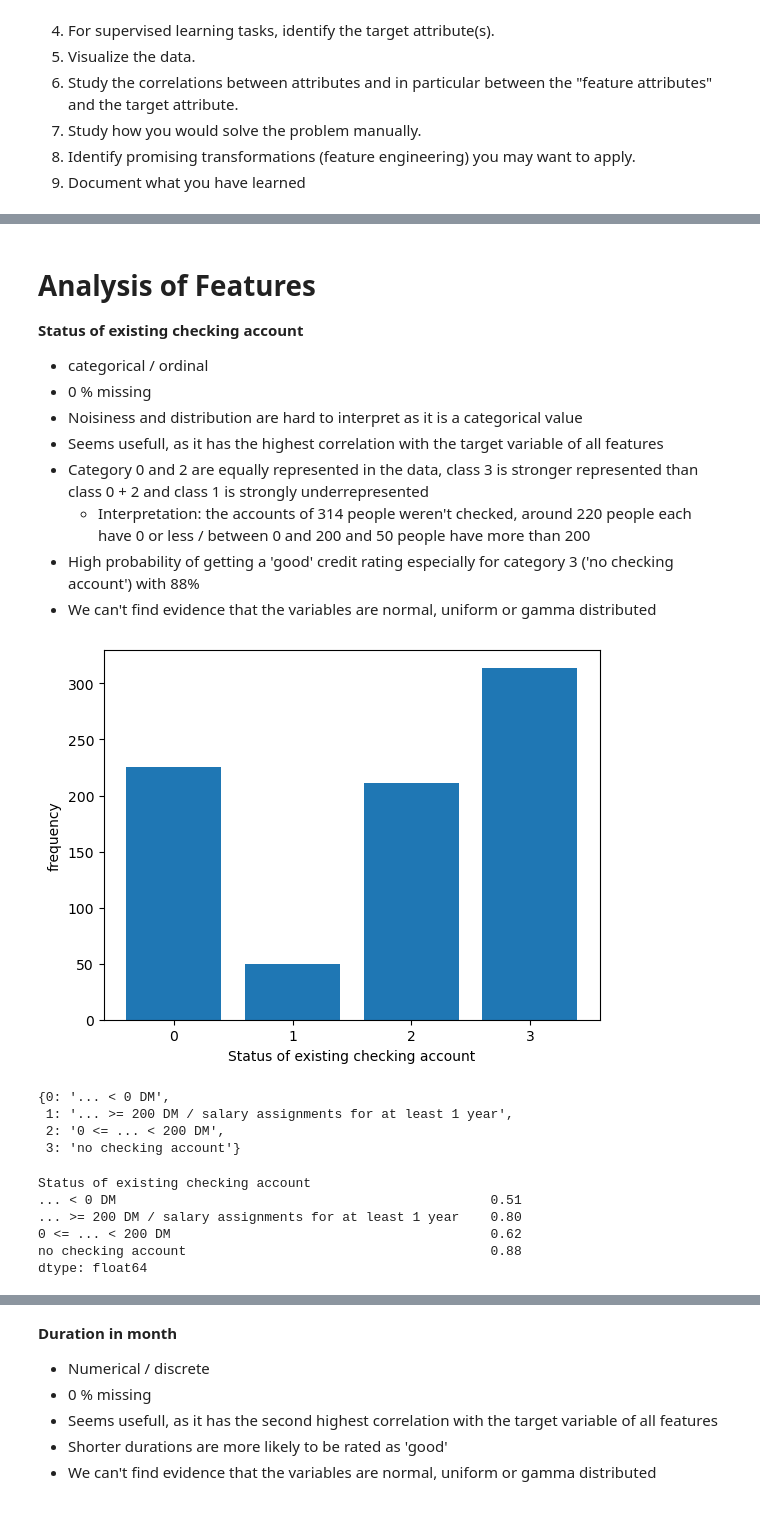
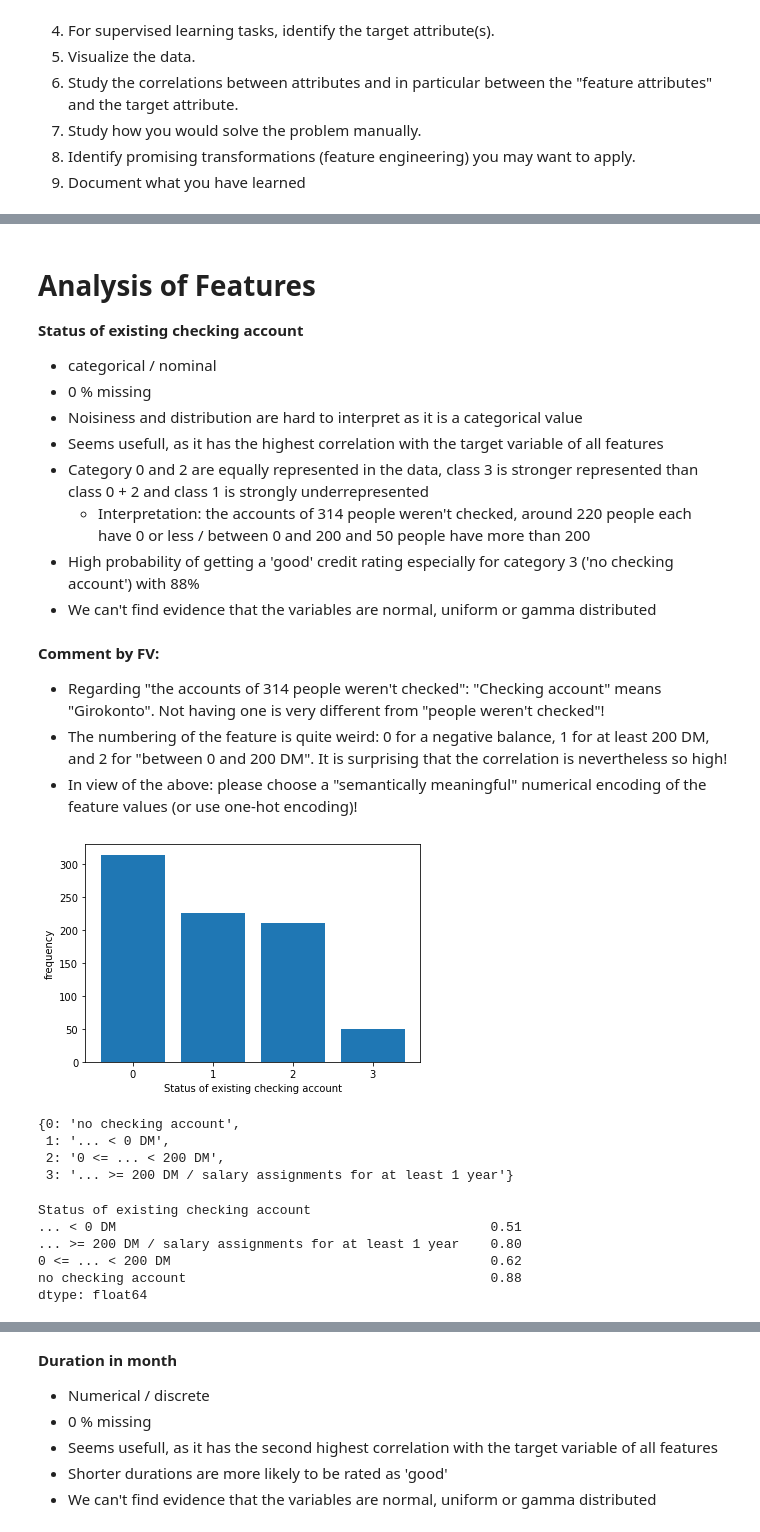
Before and after one commit to dennismgoetz/HoML-Credit-Data, a Jupyter notebook: Data_Understanding.ipynb, the cells around one changed output, grey strips where cells are left out. Drawn from its saved outputs; the diff is of its cells as text; code cells hidden in the pictures.

```diff
--- a/Data_Understanding.ipynb
+++ b/Data_Understanding.ipynb
@@ -218,0 +239,10 @@ data_encoded.head(3)
+# %%
+# Create a list with all ordered categorical attributes
+ordinal_cat_attribs = ['Status of existing checking account',
+                       'Savings account/bonds',
+                       'Present employment since',
+                       'Job']
+
+# Create a list with all unordered categorical attributes (excluding the target value)
+labeled_cat_attribs = list(set(cat_attribs[:-1]) - set(ordinal_cat_attribs))
+labeled_cat_attribs
@@ -218,0 +294,19 @@ data_encoded.head(3)
+# %%
+from sklearn.preprocessing import OrdinalEncoder
+
+# Handling all the ordinal categorical attributes
+data_ord = train_set[ordinal_cat_attribs]
+categories_order =  [['no checking account', '... < 0 DM', '0 <= ... < 200 DM', '... >= 200 DM / salary assignments for at least 1 year'],
+                     ['unknown/ no savings account', '... < 100 DM', '100 <= ... < 500 DM', '500 <= ... < 1000 DM', '... >= 1000 DM'],
+                     ['unemployed', '... < 1 year', '1 <= ... < 4 years', '4 <= ... < 7 years', '... >= 7 years'],
+                     ['unemployed/ unskilled - non-resident', 'unskilled - resident', 'skilled employee / official', 'management/ self-employed/ highly qualified employee/ officer']]
+
+ordinal_encoder = OrdinalEncoder(categories=categories_order, dtype='int')
+data_ord_encoded = ordinal_encoder.fit_transform(data_ord)
+
+# Replace the categories by numbers
+data_encoded[ordinal_cat_attribs] = data_ord_encoded
+
+# Encoding the target variable: 'good' = 0; 'bad' = 1
+data_encoded['Credit rating'] = np.where(data_encoded['Credit rating'] == 'good', 0, 1)
+data_encoded.head(3)
@@ -219,13 +319,13 @@ data_encoded.head(3)
 # %%
-# Create a list with a dictionary for each categorical feature with the encoded and real values
-encoder_list = []
+# Create a list of dictionarys for each ordinal categorical feature with the encoded and real values
+ord_encoder = []
 
 for feature in range(len(ordinal_encoder.categories_)):
     encoder_dict = dict()
     for index, category in enumerate(ordinal_encoder.categories_[feature]):
         encoder_dict[index] = category
-    encoder_list.append(encoder_dict)
+    ord_encoder.append(encoder_dict)
 
 # How to select a dictionary of a given feature
-encoder_list[cat_attribs.index('Status of existing checking account')]
+ord_encoder[ordinal_cat_attribs.index('Status of existing checking account')]
 # %% [output]
@@ -446,7 +567,7 @@ data_encoded.describe()
 # %% [markdown]
 # Analysis of Features
 **Status of existing checking account**<br>
-* categorical / ordinal<br>
+* categorical / nominal<br>
 * 0 % missing<br>
 * Noisiness and distribution are hard to interpret as it is a categorical value<br>
 * Seems usefull, as it has the highest correlation with the target variable of all features<br>
@@ -454,34 +575,39 @@ data_encoded.describe()
     * Interpretation: the accounts of 314 people weren't checked, around 220 people each have 0 or less / between 0 and 200 and 50 people have more than 200<br>
 * High probability of getting a 'good' credit rating especially for category 3 ('no checking account') with 88%<br>
 * We can't find evidence that the variables are normal, uniform or gamma distributed
+# %% [markdown]
+**Comment by FV:**
+- Regarding "the accounts of 314 people weren't checked": "Checking account" means "Girokonto". Not having one is very different from "people weren't checked"!
+- The numbering of the feature is quite weird: 0 for a negative balance, 1 for at least 200 DM, and 2 for "between 0 and 200 DM". It is surprising that the correlation is nevertheless so high!
+- In view of the above: please choose a "semantically meaningful" numerical encoding of the feature values (or use one-hot encoding)!
 # %%
 # Explore Feature "Status of existing checking account"
 fig, ax = plt.subplots()
 ax.bar(range(len(data_encoded.iloc[:, 0].value_counts().values)), data_encoded.iloc[:, 0].value_counts().sort_index().values)
 plt.xticks(range(len(data_encoded.iloc[:, 0].value_counts().values)))
 plt.xlabel('Status of existing checking account')
 plt.ylabel('frequency')
 plt.show()
 
 # View real values in the dictionary
-display(encoder_list[cat_attribs.index('Status of existing checking account')])
+display(ord_encoder[ordinal_cat_attribs.index('Status of existing checking account')])
 
 #Test (value counts on whole dataset)
 #train_set.iloc[:, 0].value_counts()
 
 # Define a function to get the probability of a good rating for each poosible category of a given feature
 def good_proba(feature):
     proba_good = np.round(train_set[train_set['Credit rating'] == 'good'][[feature]].value_counts(sort=False)/train_set[[feature]].value_counts(sort=False), 2)
     print(proba_good)
 
 # Calculate the probability of getting a 'good' credit rating for each category
 good_proba('Status of existing checking account')
 # %% [output]
-[figure, old version]
+[figure, new version]
-{0: '... < 0 DM',
- 1: '... >= 200 DM / salary assignments for at least 1 year',
+{0: 'no checking account',
+ 1: '... < 0 DM',
  2: '0 <= ... < 200 DM',
- 3: 'no checking account'}
+ 3: '... >= 200 DM / salary assignments for at least 1 year'}
 Status of existing checking account
 ... < 0 DM                                                0.51
 ... >= 200 DM / salary assignments for at least 1 year    0.80
```
Also changed, not shown: parts of 49 cells of this notebook, 1 other file.
